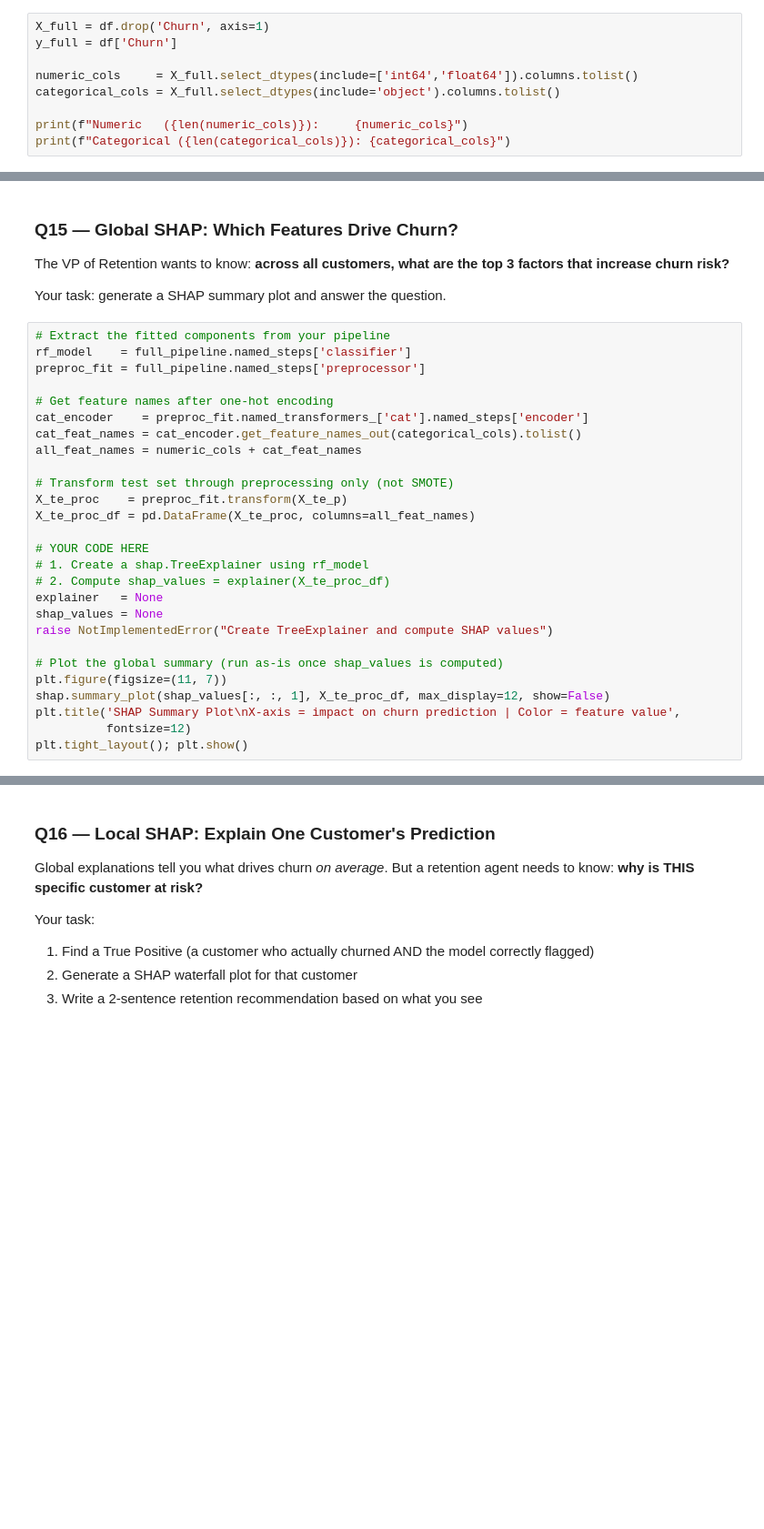
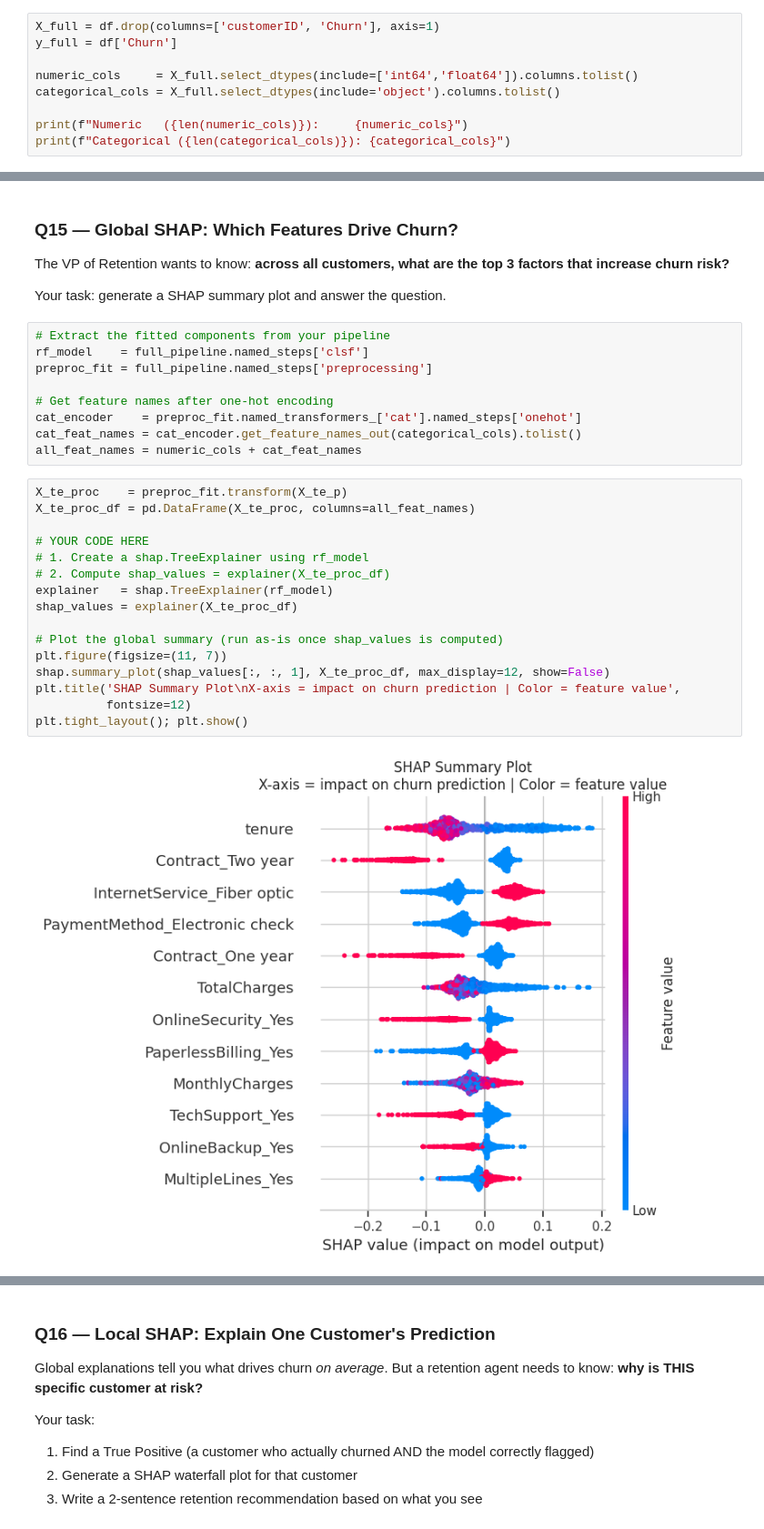
Before and after one commit to CodexAarogya/Fusemachines-Assignments, a Jupyter notebook: week-5/Assignment/W5_Tree_Based_Models_&_Ensembles_Assignment.ipynb, the cells around one changed output, grey strips where cells are left out. Shown at 91% size. Saved outputs shown, nothing was run; the diff lists cells and outputs as text; blank space fills up the shorter version.

Commit message:
Completed SHAP Analyais

```diff
--- a/week-5/Assignment/W5_Tree_Based_Models_&_Ensembles_Assignment.ipynb
+++ b/week-5/Assignment/W5_Tree_Based_Models_&_Ensembles_Assignment.ipynb
@@ -751,7 +753,7 @@ Real datasets have mixed column types. A `ColumnTransformer` applies different p
 
 **Your task:** Complete the `ColumnTransformer` below. Choose appropriate transformers for numeric and categorical columns and justify each choice.
 # %%
-X_full = df.drop('Churn', axis=1)
+X_full = df.drop(columns=['customerID', 'Churn'], axis=1)
 y_full = df['Churn']
 
 numeric_cols     = X_full.select_dtypes(include=['int64','float64']).columns.tolist()
@@ -971,33 +967,33 @@ AUROC: 0.8328
 The VP of Retention wants to know: **across all customers, what are the top 3 factors that increase churn risk?**
 
 Your task: generate a SHAP summary plot and answer the question.
+# %%
+# Extract the fitted components from your pipeline
+rf_model    = full_pipeline.named_steps['clsf']
+preproc_fit = full_pipeline.named_steps['preprocessing']
+
+# Get feature names after one-hot encoding
+cat_encoder    = preproc_fit.named_transformers_['cat'].named_steps['onehot']
+cat_feat_names = cat_encoder.get_feature_names_out(categorical_cols).tolist()
+all_feat_names = numeric_cols + cat_feat_names
 # %%
-# Extract the fitted components from your pipeline
-rf_model    = full_pipeline.named_steps['classifier']
-preproc_fit = full_pipeline.named_steps['preprocessor']
-
-# Get feature names after one-hot encoding
-cat_encoder    = preproc_fit.named_transformers_['cat'].named_steps['encoder']
-cat_feat_names = cat_encoder.get_feature_names_out(categorical_cols).tolist()
-all_feat_names = numeric_cols + cat_feat_names
-
-# Transform test set through preprocessing only (not SMOTE)
 X_te_proc    = preproc_fit.transform(X_te_p)
 X_te_proc_df = pd.DataFrame(X_te_proc, columns=all_feat_names)
 
 # YOUR CODE HERE
 # 1. Create a shap.TreeExplainer using rf_model
 # 2. Compute shap_values = explainer(X_te_proc_df)
-explainer   = None
-shap_values = None
-raise NotImplementedError("Create TreeExplainer and compute SHAP values")
+explainer   = shap.TreeExplainer(rf_model)
+shap_values = explainer(X_te_proc_df)
 
 # Plot the global summary (run as-is once shap_values is computed)
 plt.figure(figsize=(11, 7))
 shap.summary_plot(shap_values[:, :, 1], X_te_proc_df, max_display=12, show=False)
 plt.title('SHAP Summary Plot\nX-axis = impact on churn prediction | Color = feature value',
           fontsize=12)
 plt.tight_layout(); plt.show()
+# %% [output]
+[figure, added]
 # %% [markdown]
 ✍️ **Reflect 10 — Answer the VP's question:**
 
```
Also changed, not shown: parts of 13 cells of this notebook.
